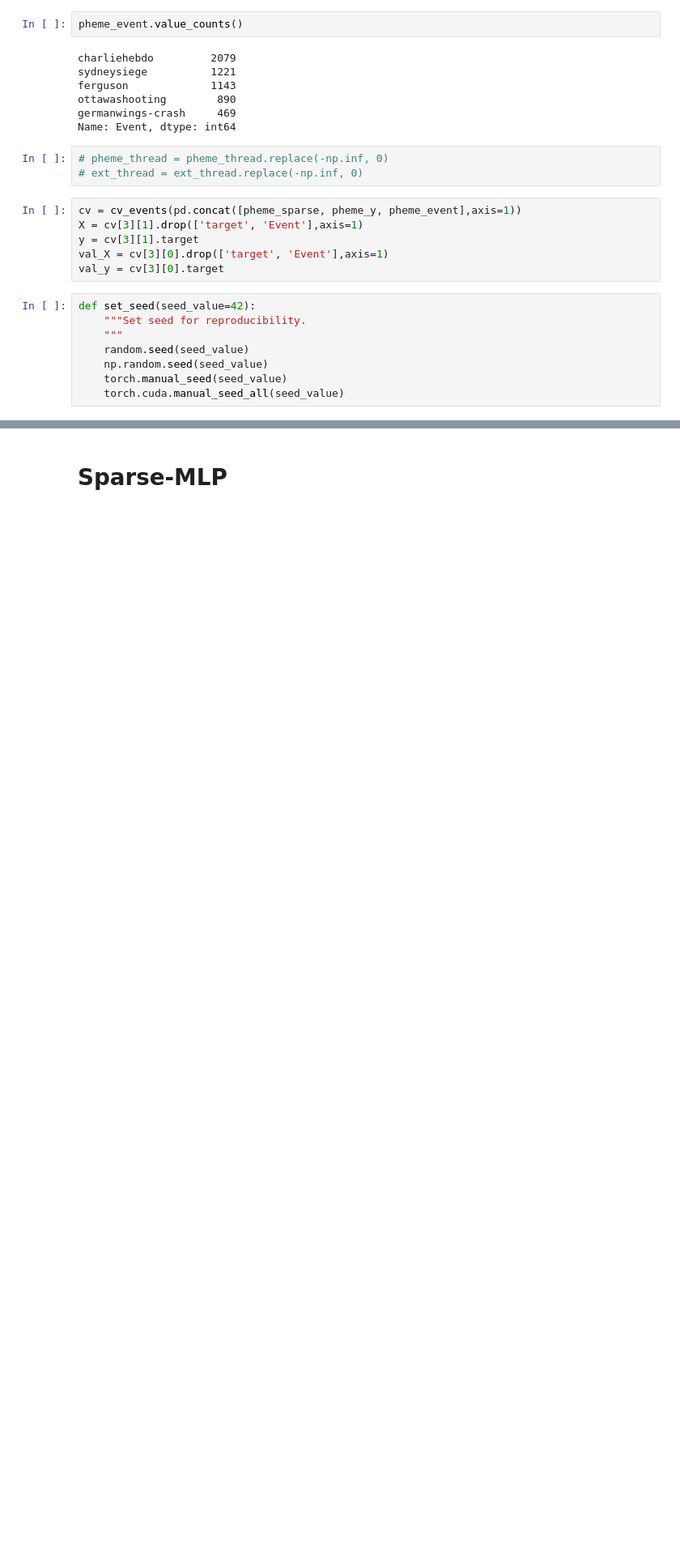
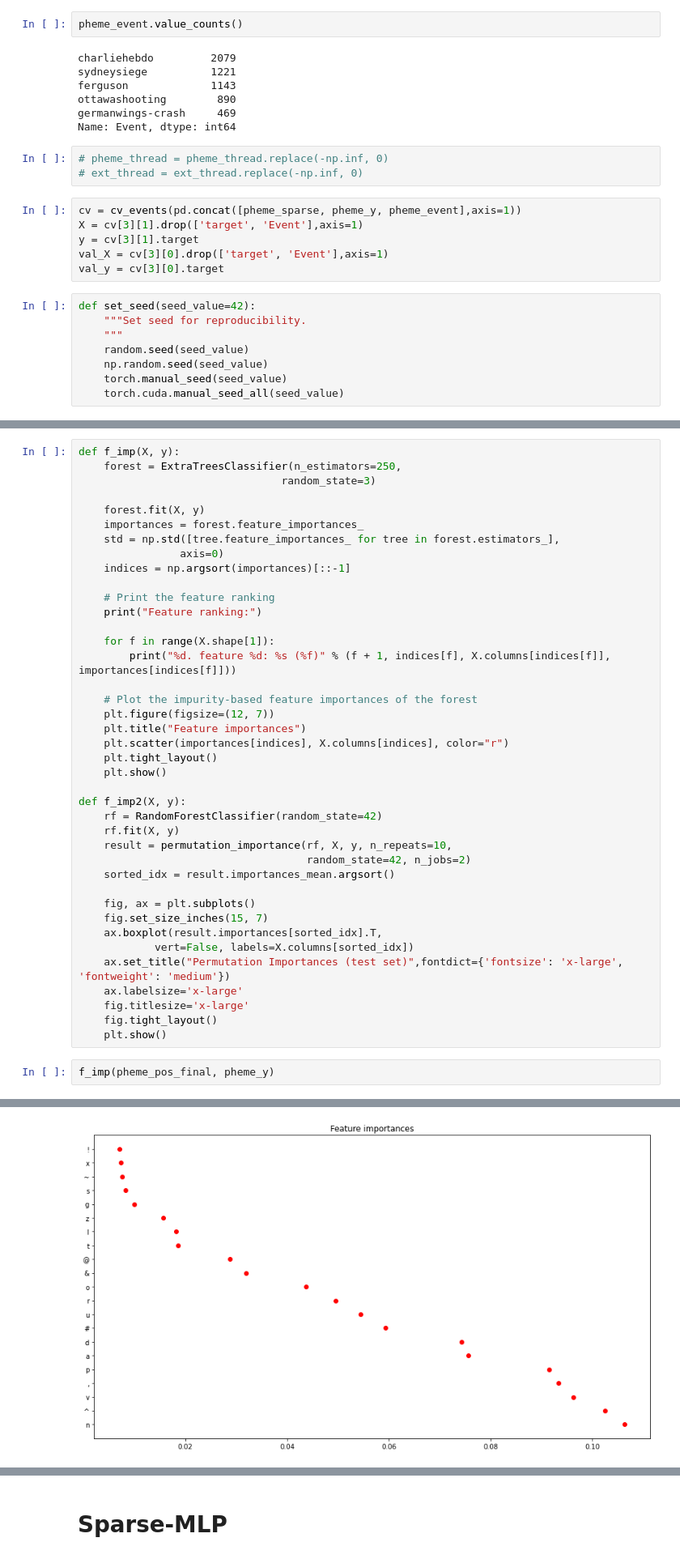
Before and after one commit to zzunebye/Capstone-code-data, a Jupyter notebook: _CLF_MLP.ipynb, the cells around one changed output, grey strips where cells are left out. Shown at 81% size. Saved outputs shown, nothing was run; the diff lists cells and outputs as text; blank space fills up the shorter version.

```diff
--- a/_CLF_MLP.ipynb
+++ b/_CLF_MLP.ipynb
@@ -101,0 +177,43 @@ def set_seed(seed_value=42):
+# %%
+def f_imp(X, y):
+    forest = ExtraTreesClassifier(n_estimators=250,
+                                random_state=3)
+
+    forest.fit(X, y)
+    importances = forest.feature_importances_
+    std = np.std([tree.feature_importances_ for tree in forest.estimators_],
+                axis=0)
+    indices = np.argsort(importances)[::-1]
+
+    # Print the feature ranking
+    print("Feature ranking:")
+
+    for f in range(X.shape[1]):
+        print("%d. feature %d: %s (%f)" % (f + 1, indices[f], X.columns[indices[f]], importances[indices[f]]))
+
+    # Plot the impurity-based feature importances of the forest
+    plt.figure(figsize=(12, 7))
+    plt.title("Feature importances")
+    plt.scatter(importances[indices], X.columns[indices], color="r")
+    plt.tight_layout()
+    plt.show()
+
+def f_imp2(X, y):
+    rf = RandomForestClassifier(random_state=42)
+    rf.fit(X, y)
+    result = permutation_importance(rf, X, y, n_repeats=10,
+                                    random_state=42, n_jobs=2)
+    sorted_idx = result.importances_mean.argsort()
+
+    fig, ax = plt.subplots()
+    fig.set_size_inches(15, 7)
+    ax.boxplot(result.importances[sorted_idx].T,
+            vert=False, labels=X.columns[sorted_idx])
+    ax.set_title("Permutation Importances (test set)",fontdict={'fontsize': 'x-large', 'fontweight': 'medium'})
+    ax.labelsize='x-large'
+    fig.titlesize='x-large'
+    fig.tight_layout()
+    plt.show()
+# %%
+f_imp(pheme_pos_final, pheme_y)
+# %% [output]
@@ -101,0 +237 @@ def set_seed(seed_value=42):
+[figure, added]
```
Also changed, not shown: parts of 27 cells of this notebook, 48 other files.
